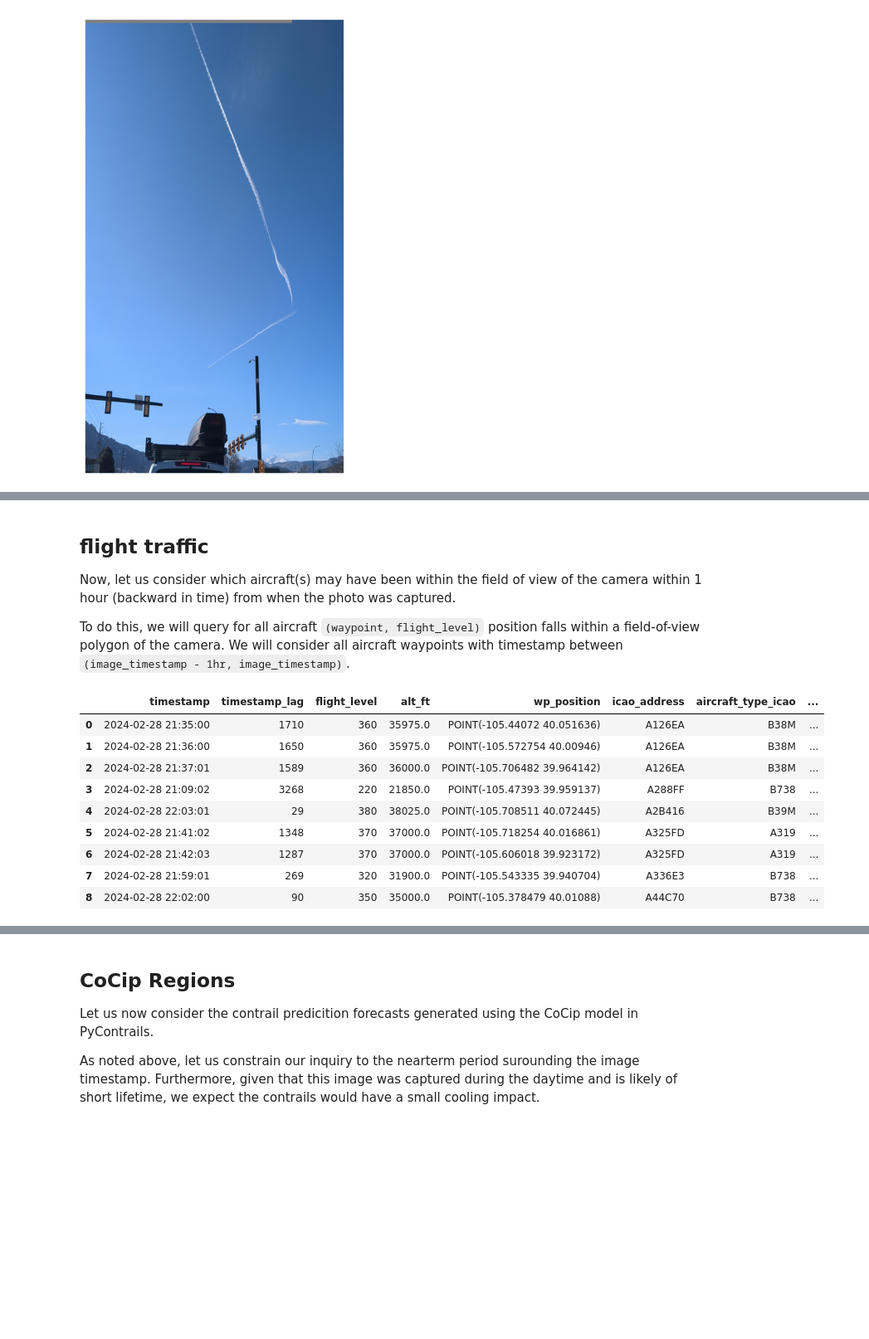
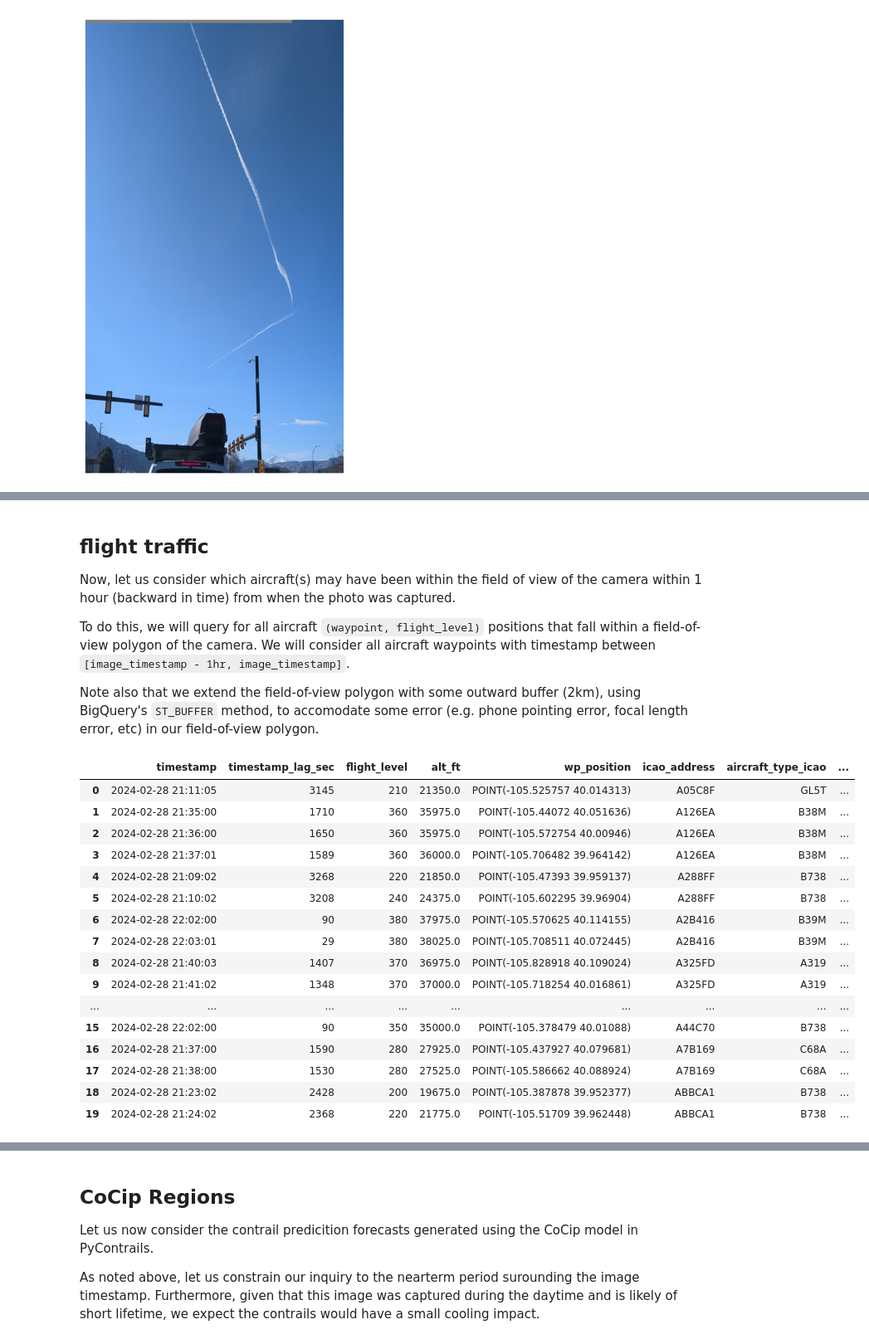
Before and after one commit to contrailcirrus/2024-06-contrails-workshop, a Jupyter notebook: labs/observer_app_hackathon/contributions/masson_demo.ipynb, the cells around one changed output, grey strips where cells are left out. Shown: that part at 83% size. Drawn from its saved outputs; the diff is of its cells as text; code cells hidden in the pictures; blank space fills up the shorter version.

```diff
--- a/labs/observer_app_hackathon/contributions/masson_demo.ipynb
+++ b/labs/observer_app_hackathon/contributions/masson_demo.ipynb
@@ -76,42 +81,64 @@ display(image_df)
 ## flight traffic
 Now, let us consider which aircraft(s) may have been within the field of view of the camera within 1 hour (backward in time) from when the photo was captured.
 
-To do this, we will query for all aircraft `(waypoint, flight_level)` position falls within a field-of-view polygon of the camera.
-We will consider all aircraft waypoints with timestamp between `(image_timestamp - 1hr, image_timestamp)`.
+To do this, we will query for all aircraft `(waypoint, flight_level)` positions that fall within a field-of-view polygon of the camera.
+We will consider all aircraft waypoints with timestamp between `[image_timestamp - 1hr, image_timestamp]`.
+
+Note also that we extend the field-of-view polygon with some outward buffer (2km), using BigQuery's `ST_BUFFER` method, to accomodate some error (e.g. phone pointing error, focal length error, etc) in our field-of-view polygon.
 # %%
-ADSB_TO_IMAGE_QUERY = """ WITH image_tb AS
-                          (SELECT meta_tb.id AS id, meta_tb.timestamp AS timestamp, fov_tb.level AS flight_level, fov_tb.geometry AS fov_polygon
-                          FROM `contrails-301217.workshop_observerapp.image_metadata` meta_tb
-                          INNER JOIN `contrails-301217.workshop_observerapp.image_field_of_view` fov_tb
-                          ON meta_tb.id=fov_tb.id WHERE fov_tb.id=@image_id)
+ADSB_TO_IMAGE_QUERY = """
+                        WITH image_tb AS
+                                 (SELECT meta_tb.id                    AS id,
+                                         meta_tb.timestamp             AS timestamp,
+                                         fov_tb.level                  AS flight_level,
+                                         ST_BUFFER(fov_tb.geometry, 2) AS fov_polygon
+                                  FROM `contrails-301217.workshop_observerapp.image_metadata` meta_tb
+                                           INNER JOIN `contrails-301217.workshop_observerapp.image_field_of_view` fov_tb
+                                                      ON meta_tb.id = fov_tb.id
+                                  WHERE fov_tb.id = @image_id)
 
-                          SELECT f_tb.timestamp, (image_tb.timestamp-TIMESTAMP(f_tb.timestamp)) AS timestamp_lag, f_tb.flight_level, f_tb.altitude_baro as alt_ft, f_tb.position AS wp_position, f_tb.icao_address, f_tb.aircraft_type_icao, image_tb.fov_polygon
-                          FROM `contrails-301217.workshop_observerapp.adsb_clean_resampled` f_tb
-                          INNER JOIN image_tb ON f_tb.flight_level=image_tb.flight_level
-                          WHERE TIMESTAMP(f_tb.timestamp) BETWEEN '2024-02-28T21:03:30' AND '2024-02-28T22:03:30'
+                        SELECT f_tb.timestamp,
+                               (image_tb.timestamp - TIMESTAMP(f_tb.timestamp)) AS timestamp_lag_sec,
+                               f_tb.flight_level,
+                               f_tb.altitude_baro                               as alt_ft,
+                               f_tb.position                                    AS wp_position,
+                               f_tb.icao_address,
+                               f_tb.aircraft_type_icao,
+                               image_tb.fov_polygon
+                        FROM `contrails-301217.workshop_observerapp.adsb_clean_resampled` f_tb
+                                 INNER JOIN image_tb ON f_tb.flight_level = image_tb.flight_level
+                        WHERE TIMESTAMP(f_tb.timestamp) BETWEEN '2024-02-28T21:03:30' AND '2024-02-28T22:03:30'
                           AND ST_INTERSECTS(f_tb.position, image_tb.fov_polygon)
-                          ORDER BY f_tb.icao_address, f_tb.timestamp """
+                        ORDER BY f_tb.icao_address, f_tb.timestamp
+                    """
 
 param_cfg = bigquery.QueryJobConfig(
     query_parameters=[
         bigquery.ScalarQueryParameter("image_id", "STRING", PHOTO_ID),
     ]
 )
 
 adsb_query = bq_client.query(query=ADSB_TO_IMAGE_QUERY, job_config=param_cfg)
 resp_rows = adsb_query.result()
 adsb_df = resp_rows.to_dataframe()
 # timestamp_lag is marshalled from a BQ Interval object; here, convert to a unit of seconds
-adsb_df["timestamp_lag"] = adsb_df["timestamp_lag"].apply(lambda r: int(r.microseconds // 1e6))
+adsb_df["timestamp_lag_sec"] = adsb_df["timestamp_lag_sec"].apply(lambda r: int(r.microseconds // 1e6))
 display(adsb_df)
 # %% [output]
-|  | timestamp | timestamp_lag | flight_level | alt_ft | wp_position | icao_address | aircraft_type_icao | ... |
-| 0 | 2024-02-28 21:35:00 | 1710 | 360 | 35975.0 | POINT(-105.44072 40.051636) | A126EA | B38M | ... |
-| 1 | 2024-02-28 21:36:00 | 1650 | 360 | 35975.0 | POINT(-105.572754 40.00946) | A126EA | B38M | ... |
-| 2 | 2024-02-28 21:37:01 | 1589 | 360 | 36000.0 | POINT(-105.706482 39.964142) | A126EA | B38M | ... |
-| 3 | 2024-02-28 21:09:02 | 3268 | 220 | 21850.0 | POINT(-105.47393 39.959137) | A288FF | B738 | ... |
-| 4 | 2024-02-28 22:03:01 | 29 | 380 | 38025.0 | POINT(-105.708511 40.072445) | A2B416 | B39M | ... |
-| 5 | 2024-02-28 21:41:02 | 1348 | 370 | 37000.0 | POINT(-105.718254 40.016861) | A325FD | A319 | ... |
-| 6 | 2024-02-28 21:42:03 | 1287 | 370 | 37000.0 | POINT(-105.606018 39.923172) | A325FD | A319 | ... |
-| 7 | 2024-02-28 21:59:01 | 269 | 320 | 31900.0 | POINT(-105.543335 39.940704) | A336E3 | B738 | ... |
-| 8 | 2024-02-28 22:02:00 | 90 | 350 | 35000.0 | POINT(-105.378479 40.01088) | A44C70 | B738 | ... |
+|  | timestamp | timestamp_lag_sec | flight_level | alt_ft | wp_position | icao_address | aircraft_type_icao | ... |
+| 0 | 2024-02-28 21:11:05 | 3145 | 210 | 21350.0 | POINT(-105.525757 40.014313) | A05C8F | GL5T | ... |
+| 1 | 2024-02-28 21:35:00 | 1710 | 360 | 35975.0 | POINT(-105.44072 40.051636) | A126EA | B38M | ... |
+| 2 | 2024-02-28 21:36:00 | 1650 | 360 | 35975.0 | POINT(-105.572754 40.00946) | A126EA | B38M | ... |
+| 3 | 2024-02-28 21:37:01 | 1589 | 360 | 36000.0 | POINT(-105.706482 39.964142) | A126EA | B38M | ... |
+| 4 | 2024-02-28 21:09:02 | 3268 | 220 | 21850.0 | POINT(-105.47393 39.959137) | A288FF | B738 | ... |
+| 5 | 2024-02-28 21:10:02 | 3208 | 240 | 24375.0 | POINT(-105.602295 39.96904) | A288FF | B738 | ... |
+| 6 | 2024-02-28 22:02:00 | 90 | 380 | 37975.0 | POINT(-105.570625 40.114155) | A2B416 | B39M | ... |
+| 7 | 2024-02-28 22:03:01 | 29 | 380 | 38025.0 | POINT(-105.708511 40.072445) | A2B416 | B39M | ... |
+| 8 | 2024-02-28 21:40:03 | 1407 | 370 | 36975.0 | POINT(-105.828918 40.109024) | A325FD | A319 | ... |
+| 9 | 2024-02-28 21:41:02 | 1348 | 370 | 37000.0 | POINT(-105.718254 40.016861) | A325FD | A319 | ... |
+| ... | ... | ... | ... | ... | ... | ... | ... | ... |
+| 15 | 2024-02-28 22:02:00 | 90 | 350 | 35000.0 | POINT(-105.378479 40.01088) | A44C70 | B738 | ... |
+| 16 | 2024-02-28 21:37:00 | 1590 | 280 | 27925.0 | POINT(-105.437927 40.079681) | A7B169 | C68A | ... |
+| 17 | 2024-02-28 21:38:00 | 1530 | 280 | 27525.0 | POINT(-105.586662 40.088924) | A7B169 | C68A | ... |
+| 18 | 2024-02-28 21:23:02 | 2428 | 200 | 19675.0 | POINT(-105.387878 39.952377) | ABBCA1 | B738 | ... |
+| 19 | 2024-02-28 21:24:02 | 2368 | 220 | 21775.0 | POINT(-105.51709 39.962448) | ABBCA1 | B738 | ... |
```
Also changed, not shown: parts of 11 cells of this notebook, 1 other file.
